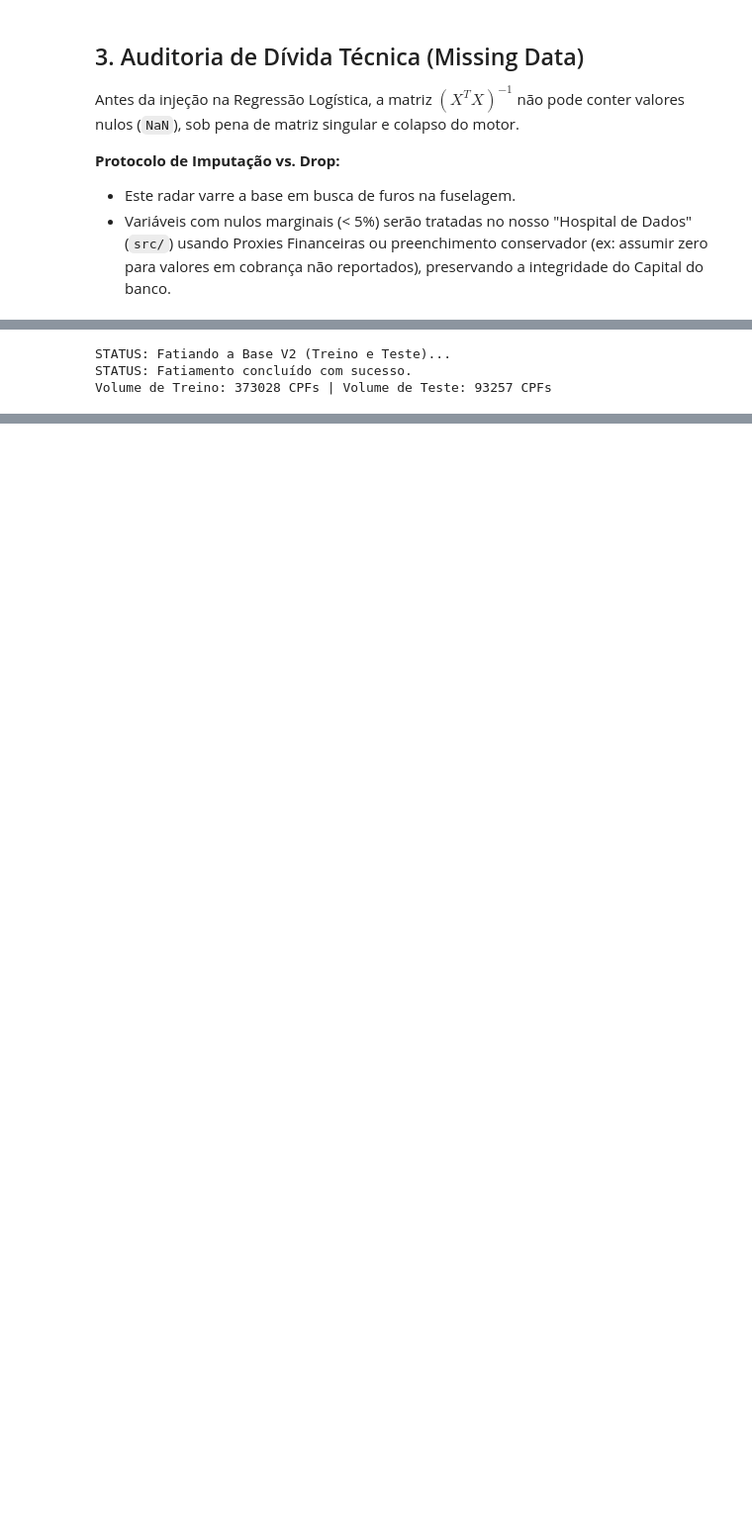
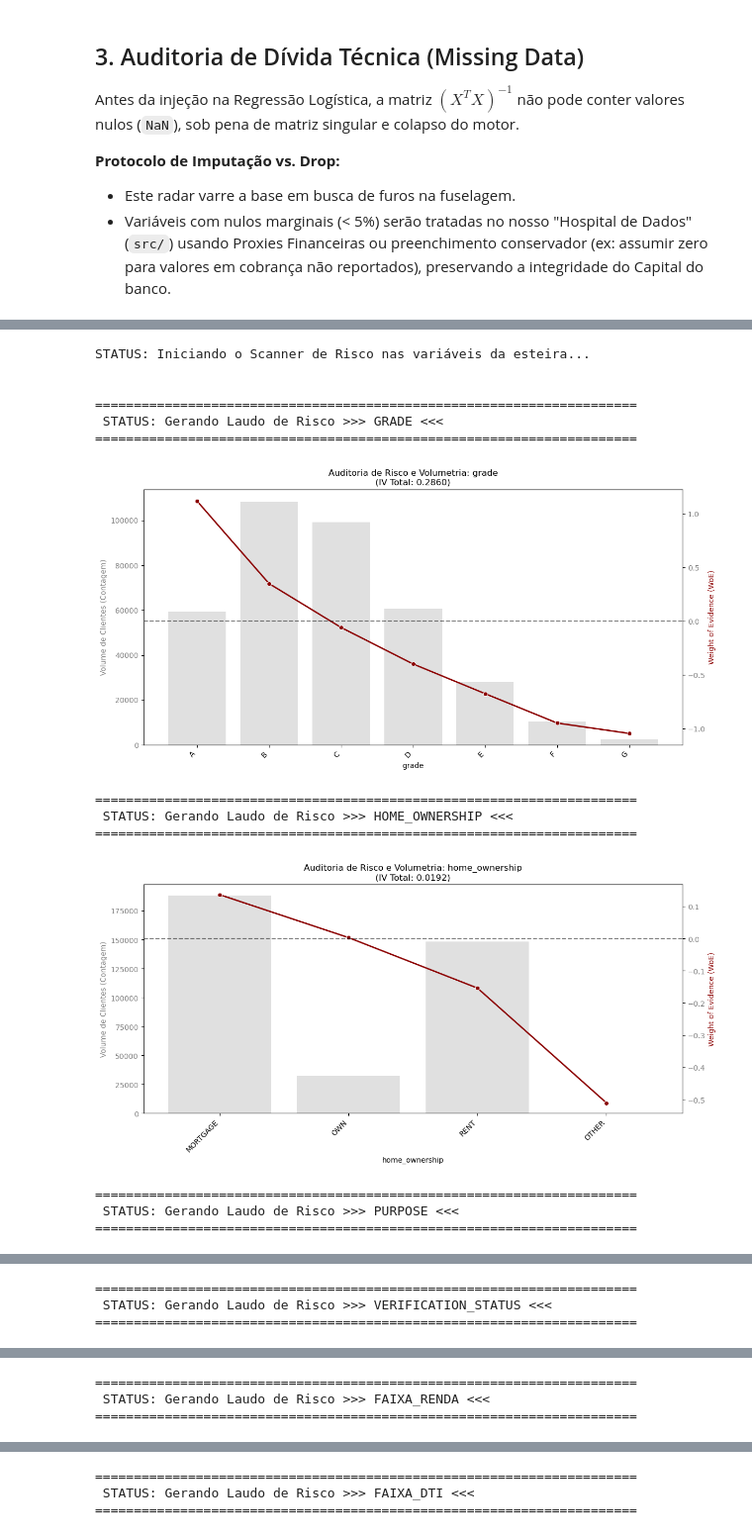
Before and after one commit to igorcarvah/basel_risk_modeling, a Jupyter notebook: notebook/02_Scorecard_V2_Champion.ipynb, the cells around one changed output, grey strips where cells are left out. Shown at 99% size. Cells and saved outputs as stored; diff of their text form; code cells hidden in the pictures; blank space fills up the shorter version.

Commit message:
validação

```diff
--- a/notebook/02_Scorecard_V2_Champion.ipynb
+++ b/notebook/02_Scorecard_V2_Champion.ipynb
@@ -97,0 +134,15 @@ ALERTA: O radar detectou 18 variáveis com dados faltantes na fuselagem.
+# %%
+# ===================================================================
+# CÉLULA 3: FATIAMENTO V2 E PREPARAÇÃO PARA O MOTOR
+# ===================================================================
+print("STATUS: Fatiando a Base V2 (Treino e Teste)...")
+
+coluna_alvo = 'good_bad_loan'
+
+if coluna_alvo in loan_data.columns:
+    X_train, X_test, y_train, y_test = dividir_treino_teste(loan_data, target_col=coluna_alvo)
+    df_treino_woe = pd.concat([X_train, y_train], axis=1)
+    print(f"STATUS: Fatiamento concluído com sucesso.")
+    print(f"Volume de Treino: {X_train.shape[0]} Clientes | Volume de Teste: {X_test.shape[0]} Clientes")
+else:
+    print(f"ERRO CRÍTICO: A coluna '{coluna_alvo}' sumiu da base. Abortar operação.")
@@ -98,18 +153,40 @@ ALERTA: O radar detectou 18 variáveis com dados faltantes na fuselagem.
 # %%
 # ===================================================================
-# ETAPA 3: FATIAMENTO V2 E PREPARAÇÃO PARA O MOTOR
+# CÉLULA 4: MOTOR DE AUDITORIA V2 (SCANNER VISUAL DE RISCO)
 # ===================================================================
-print("STATUS: Fatiando a Base V2 (Treino e Teste)...")
+colunas_para_testar = [
+    'grade',
+    'home_ownership',
+    'purpose',
+    'verification_status',
+    'faixa_renda',  # A Inteligência da FGV Social
+    'faixa_dti'     # O Risco de Alavancagem
+]
 
-# 1. Separamos 80% para treino e 20% para teste (Garante validação em base cega)
-X_train, X_test, y_train, y_test = dividir_treino_teste(loan_data)
+print("STATUS: Iniciando o Scanner de Risco nas variáveis da esteira...\n")
 
-# 2. A Fusão para o Motor de WoE (Apenas com dados de treino para evitar Data Leakage)
-df_treino_woe = pd.concat([X_train, y_train], axis=1)
+for coluna in colunas_para_testar:
+    if coluna in df_treino_woe.columns:
+        print(f"\n{'='*70}")
+        print(f" STATUS: Gerando Laudo de Risco >>> {coluna.upper()} <<<")
+        print(f"{'='*70}")
 
-print("STATUS: Fatiamento concluído com sucesso.")
-print(f"Volume de Treino: {X_train.shape[0]} CPFs | Volume de Teste: {X_test.shape[0]} CPFs")
+        df_tabela_woe = calcular_woe_iv(df_treino_woe, coluna, 'good_bad_loan')
+        auditar_tendencia_woe(df_tabela_woe, coluna)
+    else:
+        print(f"ALERTA: A variável '{coluna}' não foi encontrada.")
 # %% [output]
-STATUS: Fatiando a Base V2 (Treino e Teste)...
-STATUS: Fatiamento concluído com sucesso.
-Volume de Treino: 373028 CPFs | Volume de Teste: 93257 CPFs
+STATUS: Iniciando o Scanner de Risco nas variáveis da esteira...
+
+
+======================================================================
+ STATUS: Gerando Laudo de Risco >>> GRADE <<<
+======================================================================
+[figure, added]
+======================================================================
+ STATUS: Gerando Laudo de Risco >>> HOME_OWNERSHIP <<<
+======================================================================
+[figure, added]
+======================================================================
+ STATUS: Gerando Laudo de Risco >>> PURPOSE <<<
+======================================================================
@@ -115,0 +194,3 @@ Volume de Treino: 373028 CPFs | Volume de Teste: 93257 CPFs
+======================================================================
+ STATUS: Gerando Laudo de Risco >>> VERIFICATION_STATUS <<<
+======================================================================
@@ -115,0 +198,3 @@ Volume de Treino: 373028 CPFs | Volume de Teste: 93257 CPFs
+======================================================================
+ STATUS: Gerando Laudo de Risco >>> FAIXA_RENDA <<<
+======================================================================
@@ -115,0 +202,3 @@ Volume de Treino: 373028 CPFs | Volume de Teste: 93257 CPFs
+======================================================================
+ STATUS: Gerando Laudo de Risco >>> FAIXA_DTI <<<
+======================================================================
```
Also changed, not shown: parts of 15 cells of this notebook, 2 other files.
